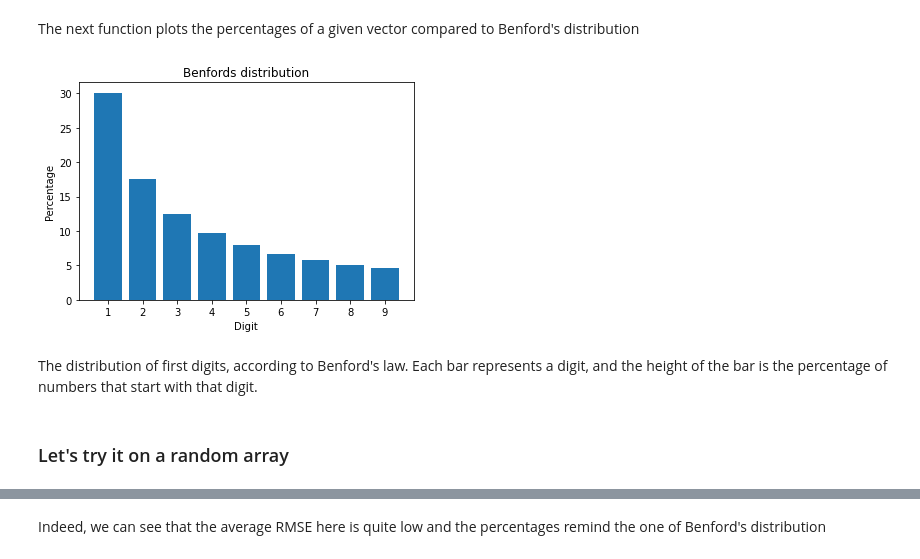
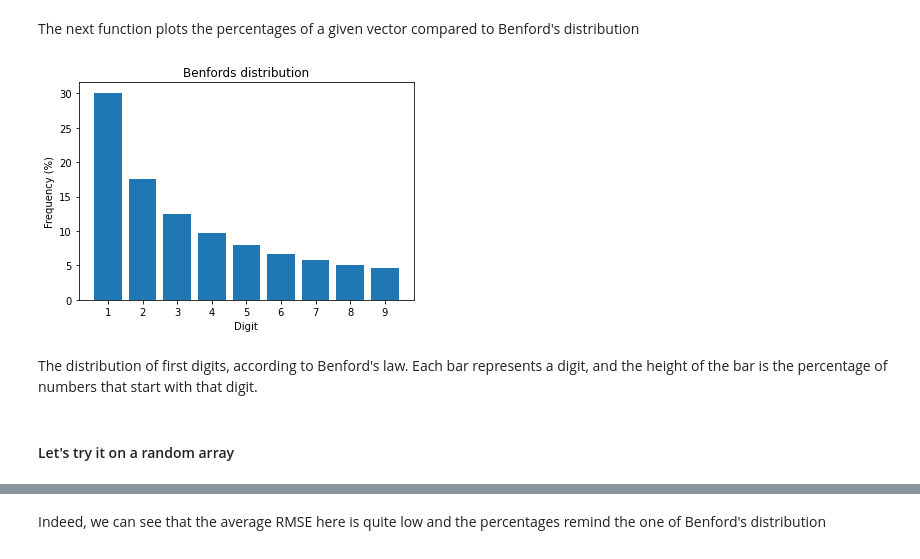
Before and after one commit to Marta-Bar/Benfords-law, a Jupyter notebook: Benfordness.ipynb, the cells around one changed output, grey strips where cells are left out. Saved outputs shown, nothing was run; the diff lists cells and outputs as text; code cells hidden in the pictures.

```diff
--- a/Benfordness.ipynb
+++ b/Benfordness.ipynb
@@ -72,15 +79,15 @@ def Benford_print(w, name= 'Input'):
 # %%
 plt.bar(np.arange(1,10), benford, tick_label = np.arange(1,10))
 plt.title('Benfords distribution')
-plt.ylabel('Percentage')
+plt.ylabel('Frequency (%)')
 plt.xlabel('Digit')
 plt.show()
 # %% [output]
-[figure, old version]
+[figure, new version]
 # %% [markdown]
 The distribution of first digits, according to Benford's law. Each bar represents a digit, and the height of the bar is the percentage of numbers that start with that digit.
 # %% [markdown]
-### Let's try it on a random array
+#### Let's try it on a random array
 # %%
 w = np.random.rand(5674)
 Benford_print(w, 'Random')
```
Also changed, not shown: parts of 61 cells of this notebook, 3 other files.
